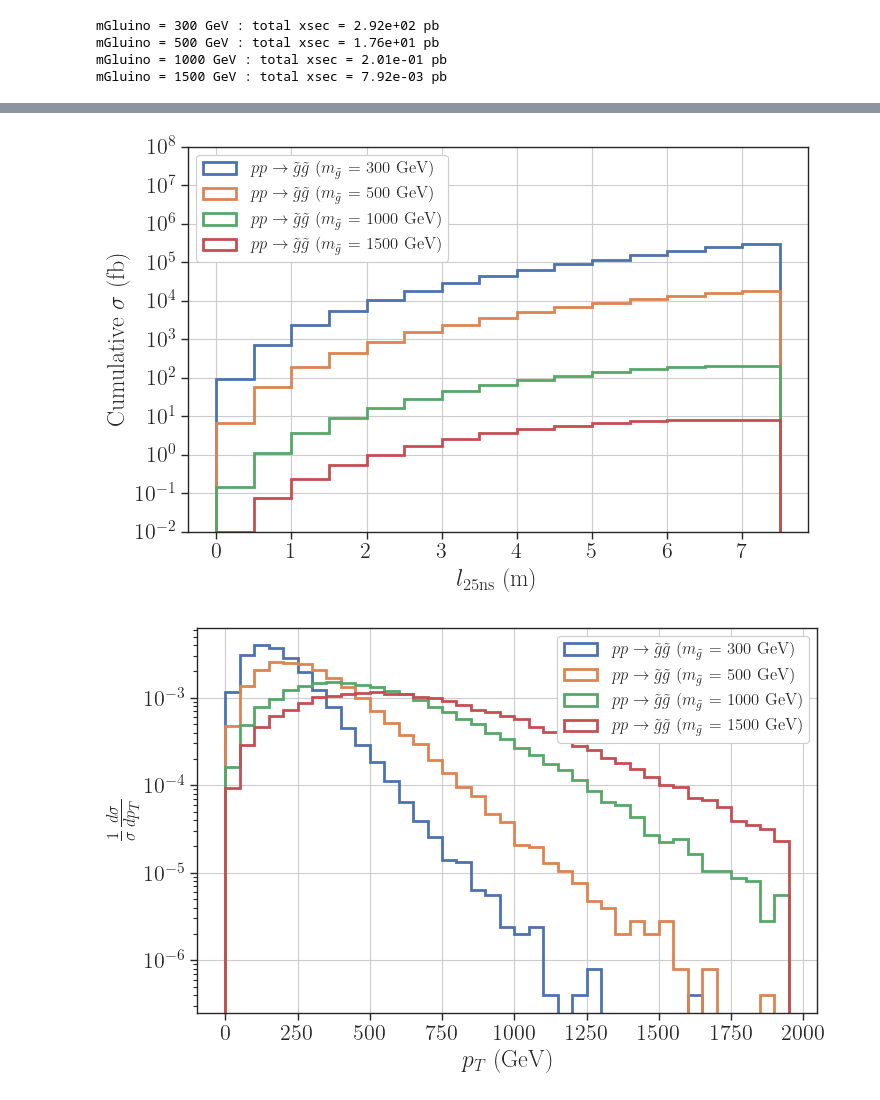
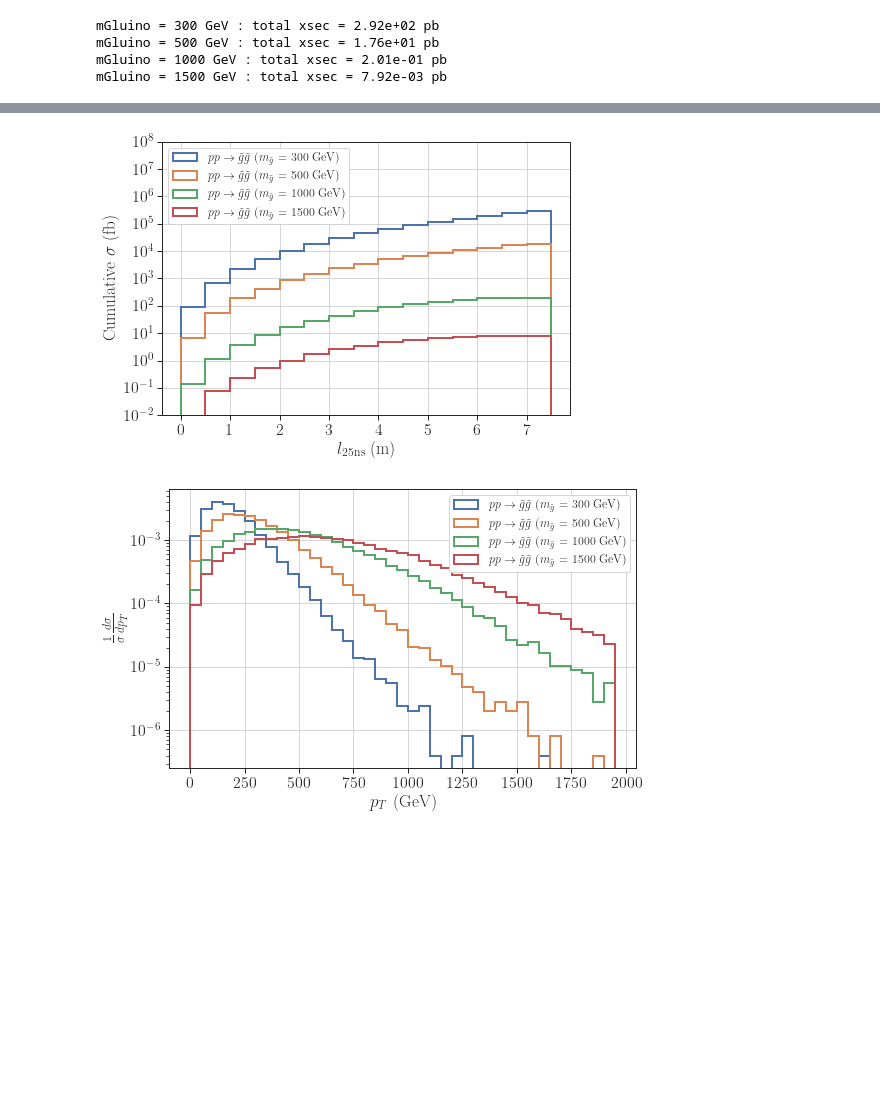
Before and after one commit to andlessa/llpBoost, a Jupyter notebook: plots/plotDists-Gluino.ipynb, the cells around one changed output, grey strips where cells are left out. Cells and saved outputs as stored; diff of their text form; code cells hidden in the pictures; blank space fills up the shorter version.

```diff
--- a/plots/plotDists-Gluino.ipynb
+++ b/plots/plotDists-Gluino.ipynb
@@ -75,27 +76,29 @@ plt.show()
 # %%
-plt.figure(figsize=(8,5))
+plt.figure(figsize=(7,5))
 bins=np.arange(0.,8.0,0.5)
 for infoD in infoDict.values():
     go = infoD['pDict'].go[0] # Use only the first gluino
     l = np.array(go.Beta)*3e8*25e-9
     w = np.array(go.weight)*1e3
     label = infoD['process']
     label += r' ($m_{\tilde{g}}$ = %1.0f GeV)' %infoD['mGluino']
     plt.hist(l,bins=bins,weights=w,cumulative=True,
              histtype='step',label=label,linewidth=2)
 
 # plt.hist(n1,bins=20,density=True,histtype='step',label=r'$\tilde{\chi}_1^0$',linewidth=2)
 plt.legend(loc='upper left',framealpha=1.0,fontsize=12)
 plt.yscale('log')
 plt.yticks(np.logspace(-4,8,13))
+plt.xticks(np.arange(0,8,1))
 plt.ylim(1e-2,1e8)
 plt.xlabel(r'$l_{\rm 25ns}$ (m)')
 plt.ylabel(r'Cumulative $\sigma$ (fb)')
+plt.tight_layout()
+plt.grid()
 plt.savefig('CumulativeXsec_l25.png')
-plt.grid()
 plt.show()
 # %% [output]
-[figure, old version]
+[figure, new version]
 # %%
 plt.figure(figsize=(8,5))
 bins=np.arange(0.,2000.0,50.0)
@@ -116,10 +119,11 @@ plt.xlabel(r'$p_T$ (GeV)')
 plt.ylabel(r'$\frac{1}{\sigma}\frac{d\sigma}{d p_T}$')
 # plt.title('Propagation length')
 plt.grid()
+plt.tight_layout()
 plt.savefig('pT_hist.png')
 plt.show()
 # %% [output]
-[figure, old version]
+[figure, new version]
 # %%
 plt.figure(figsize=(8,5))
 bins=np.arange(-3.,3.0,0.2)
```
Also changed, not shown: parts of 5 cells of this notebook, 10 other files.
